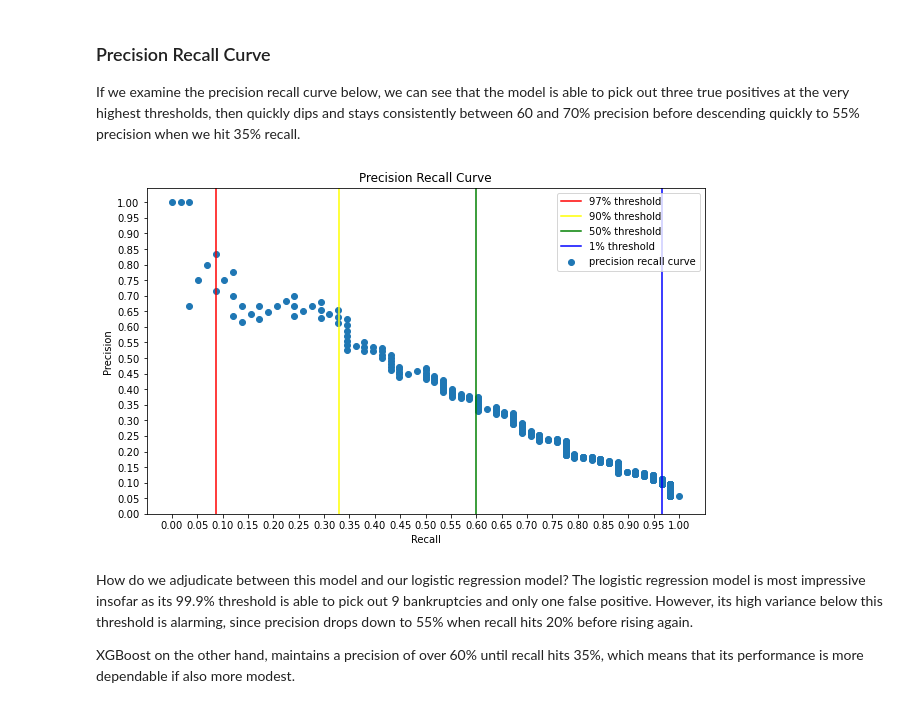
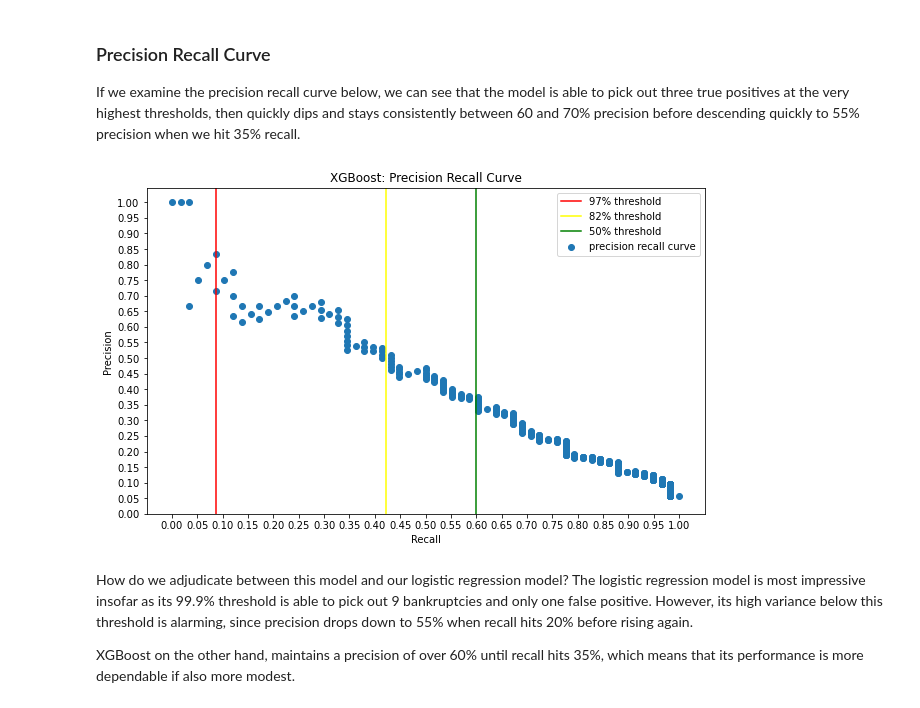
Before and after one commit to DavidKRichter/dsc-bankruptcy-project, a Jupyter notebook: index.ipynb, the cells around one changed output. Saved outputs shown, nothing was run; the diff lists cells and outputs as text; code cells hidden in the pictures.

```diff
--- a/index.ipynb
+++ b/index.ipynb
@@ -1129,31 +1170,31 @@ If we examine the precision recall curve below, we can see that the model is abl
 # %%
 #getting probabilities for decision function
 
 y_probs = [n[1] for n in gs_xgb.predict_proba(X_test)]
 
 # getting precision recall curve
 
 precision, recall, thresholds = precision_recall_curve(y_test, y_probs)
 
 fig, ax = plt.subplots(figsize=(10, 6))
 
 ax.scatter(recall, precision, label='precision recall curve')
 
 ax.set_yticks([i/20.0 for i in range(21)])
 ax.set_xticks([i/20.0 for i in range(21)])
 ax.set_xlabel('Recall')
 ax.set_ylabel('Precision')
-ax.set_title('Precision Recall Curve')
+ax.set_title('XGBoost: Precision Recall Curve')
 ax.axvline(x=5/58, label='97% threshold', color='red')
-ax.axvline(x=0.33, label='90% threshold', color='yellow')
+ax.axvline(x=0.4224135, label='82% threshold', color='yellow')
 ax.axvline(x=0.6, label='50% threshold', color='green')
-ax.axvline(x=56/58, label='1% threshold', color='blue')
+#ax.axvline(x=56/58, label='1% threshold', color='blue')
 
 plt.legend(loc='upper right')
 plt.savefig('images/xgb_curve.png')
 plt.show()
 # %% [output]
-[figure, old version]
+[figure, new version]
 # %% [markdown]
 How do we adjudicate between this model and our logistic regression model? The logistic regression model is most impressive insofar as its 99.9% threshold is able to pick out 9 bankruptcies and only one false positive. However, its high variance below this threshold is alarming, since precision drops down to 55% when recall hits 20% before rising again.
 
```
Also changed, not shown: parts of 16 cells of this notebook, 4 other files.
